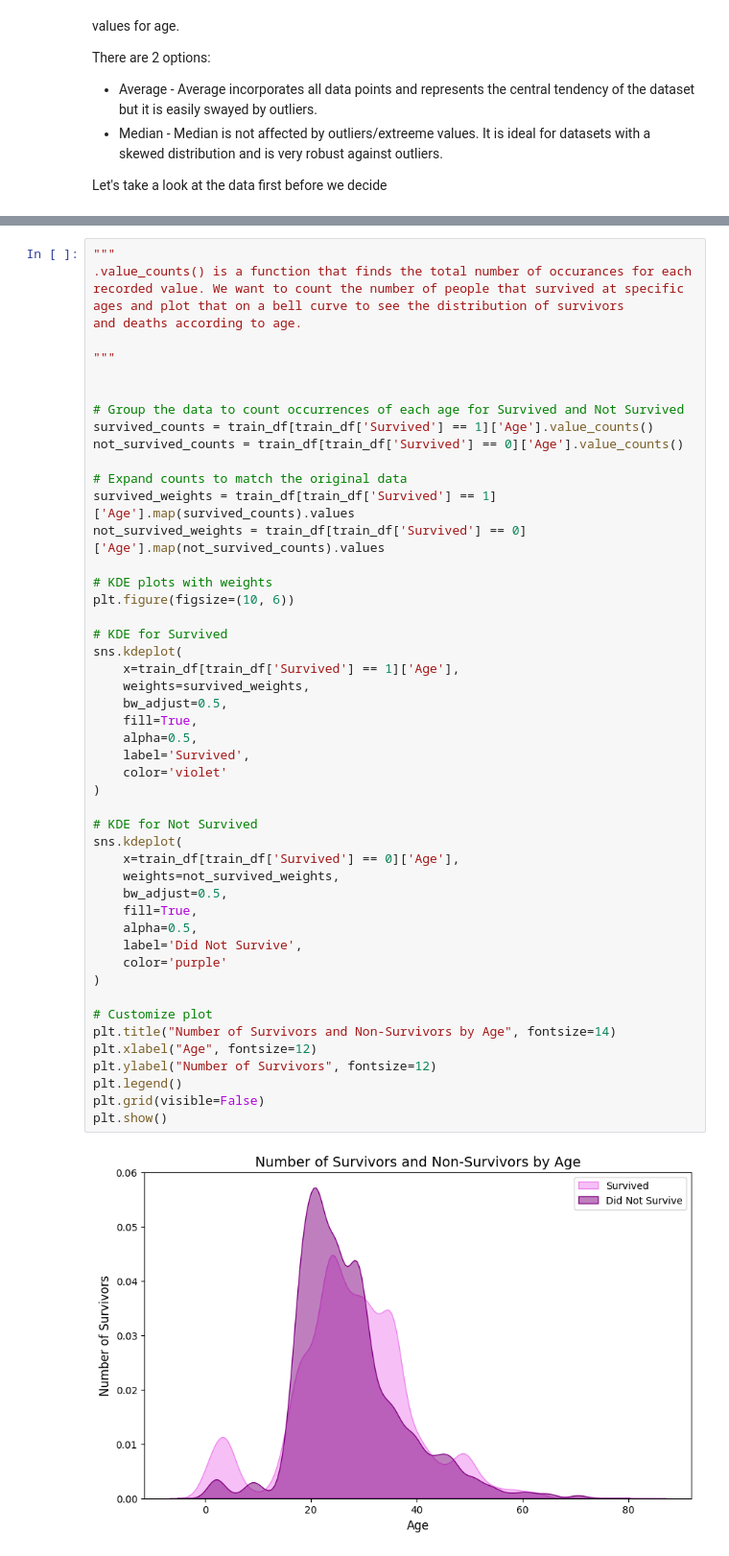
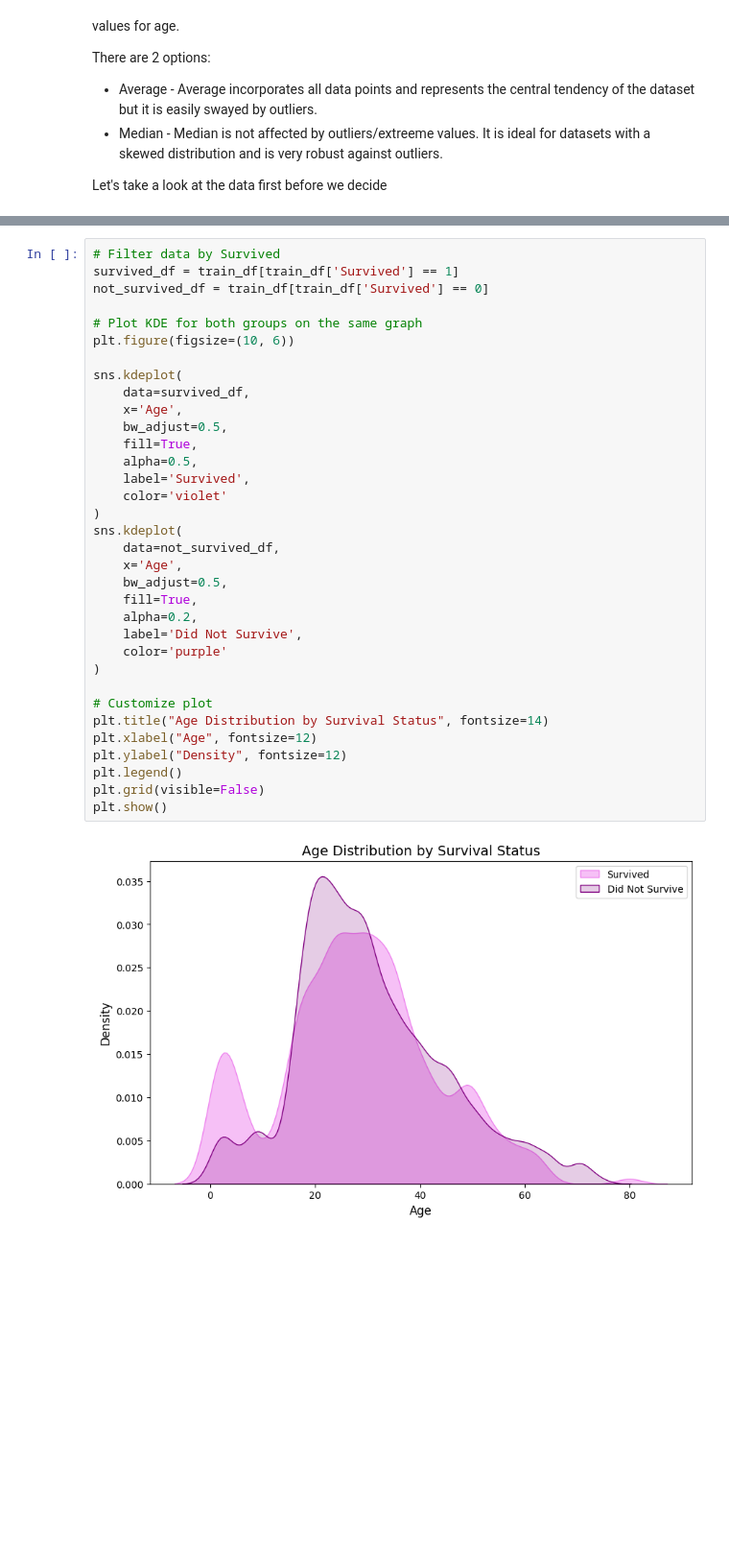
Before and after one commit to Collaboration-With-Sims/Principles_of_AI_and_DA, a Jupyter notebook: Principles Of AI and DA Assignment/Assignment.ipynb, the cells around one changed output, grey strips where cells are left out. Shown at 96% size. Saved outputs shown, nothing was run; the diff lists cells and outputs as text; blank space fills up the shorter version.

Commit message:
Ending data analysis here for tonight (05/12/2024)

```diff
--- a/Principles Of AI and DA Assignment/Assignment.ipynb
+++ b/Principles Of AI and DA Assignment/Assignment.ipynb
@@ -173,52 +179,36 @@ train_df[train_df['Age'].notna()][['Age', 'Survived']]
 # %%
-"""
-.value_counts() is a function that finds the total number of occurances for each
-recorded value. We want to count the number of people that survived at specific
-ages and plot that on a bell curve to see the distribution of survivors
-and deaths according to age.
+# Filter data by Survived
+survived_df = train_df[train_df['Survived'] == 1]
+not_survived_df = train_df[train_df['Survived'] == 0]
 
-"""
-
-
-# Group the data to count occurrences of each age for Survived and Not Survived
-survived_counts = train_df[train_df['Survived'] == 1]['Age'].value_counts()
-not_survived_counts = train_df[train_df['Survived'] == 0]['Age'].value_counts()
-
-# Expand counts to match the original data
-survived_weights = train_df[train_df['Survived'] == 1]['Age'].map(survived_counts).values
-not_survived_weights = train_df[train_df['Survived'] == 0]['Age'].map(not_survived_counts).values
-
-# KDE plots with weights
+# Plot KDE for both groups on the same graph
 plt.figure(figsize=(10, 6))
 
-# KDE for Survived
 sns.kdeplot(
-    x=train_df[train_df['Survived'] == 1]['Age'],
-    weights=survived_weights,
+    data=survived_df,
+    x='Age',
     bw_adjust=0.5,
     fill=True,
     alpha=0.5,
     label='Survived',
     color='violet'
 )
-
-# KDE for Not Survived
 sns.kdeplot(
-    x=train_df[train_df['Survived'] == 0]['Age'],
-    weights=not_survived_weights,
+    data=not_survived_df,
+    x='Age',
     bw_adjust=0.5,
     fill=True,
-    alpha=0.5,
+    alpha=0.2,
     label='Did Not Survive',
     color='purple'
 )
 
 # Customize plot
-plt.title("Number of Survivors and Non-Survivors by Age", fontsize=14)
+plt.title("Age Distribution by Survival Status", fontsize=14)
 plt.xlabel("Age", fontsize=12)
-plt.ylabel("Number of Survivors", fontsize=12)
+plt.ylabel("Density", fontsize=12)
 plt.legend()
 plt.grid(visible=False)
 plt.show()
 # %% [output]
-[figure, old version]
+[figure, new version]
```
Also changed, not shown: parts of 15 cells of this notebook.
